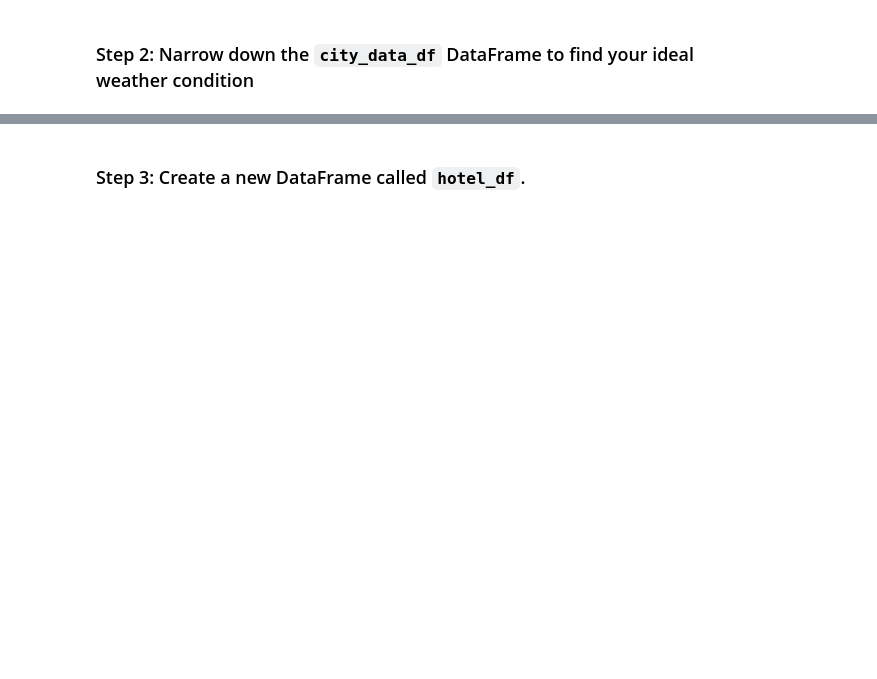
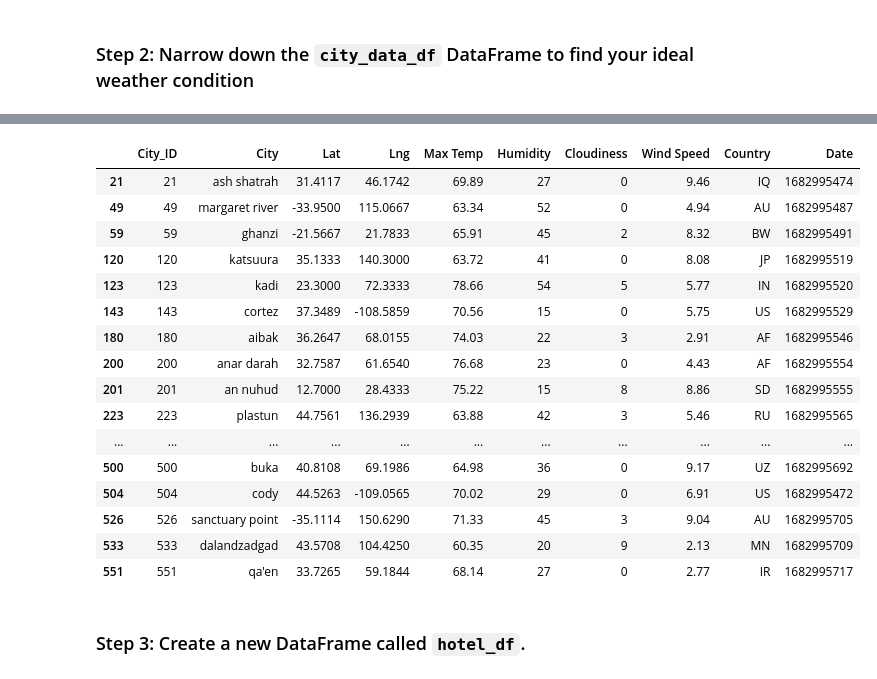
Before and after one commit to honorinekay/python-api-challenge, a Jupyter notebook: WeatherPy/VacationPy.ipynb, the cells around one changed output, grey strips where cells are left out. Cells and saved outputs as stored; diff of their text form; code cells hidden in the pictures; blank space fills up the shorter version.

```diff
--- a/WeatherPy/VacationPy.ipynb
+++ b/WeatherPy/VacationPy.ipynb
@@ -74,3 +64,33 @@ city_data_df.head()
+# %%
+# Narrow down cities that fit criteria and drop any results with null values
+# Narrow down the cities with wind speed less than 10 mph, cloudiness equal or below 10, max temp between 60 and 80 and humidity below 60%
+narrowed_city_df = city_data_df.loc[(city_data_df["Wind Speed"] <= 10) & (city_data_df["Cloudiness"] <= 10) & \
+                                   (city_data_df["Max Temp"] >= 60) & (city_data_df["Max Temp"] <= 80) & (city_data_df["Humidity"] < 60)].dropna()
+
+
+# Drop any rows with null values
+
+
+# Display sample data
+narrowed_city_df
+# %% [output]
+|  | City_ID | City | Lat | Lng | Max Temp | Humidity | Cloudiness | Wind Speed | Country | Date |
+| 21 | 21 | ash shatrah | 31.4117 | 46.1742 | 69.89 | 27 | 0 | 9.46 | IQ | 1682995474 |
+| 49 | 49 | margaret river | -33.9500 | 115.0667 | 63.34 | 52 | 0 | 4.94 | AU | 1682995487 |
+| 59 | 59 | ghanzi | -21.5667 | 21.7833 | 65.91 | 45 | 2 | 8.32 | BW | 1682995491 |
+| 120 | 120 | katsuura | 35.1333 | 140.3000 | 63.72 | 41 | 0 | 8.08 | JP | 1682995519 |
+| 123 | 123 | kadi | 23.3000 | 72.3333 | 78.66 | 54 | 5 | 5.77 | IN | 1682995520 |
+| 143 | 143 | cortez | 37.3489 | -108.5859 | 70.56 | 15 | 0 | 5.75 | US | 1682995529 |
+| 180 | 180 | aibak | 36.2647 | 68.0155 | 74.03 | 22 | 3 | 2.91 | AF | 1682995546 |
+| 200 | 200 | anar darah | 32.7587 | 61.6540 | 76.68 | 23 | 0 | 4.43 | AF | 1682995554 |
+| 201 | 201 | an nuhud | 12.7000 | 28.4333 | 75.22 | 15 | 8 | 8.86 | SD | 1682995555 |
+| 223 | 223 | plastun | 44.7561 | 136.2939 | 63.88 | 42 | 3 | 5.46 | RU | 1682995565 |
+| ... | ... | ... | ... | ... | ... | ... | ... | ... | ... | ... |
+| 500 | 500 | buka | 40.8108 | 69.1986 | 64.98 | 36 | 0 | 9.17 | UZ | 1682995692 |
+| 504 | 504 | cody | 44.5263 | -109.0565 | 70.02 | 29 | 0 | 6.91 | US | 1682995472 |
+| 526 | 526 | sanctuary point | -35.1114 | 150.6290 | 71.33 | 45 | 3 | 9.04 | AU | 1682995705 |
+| 533 | 533 | dalandzadgad | 43.5708 | 104.4250 | 60.35 | 20 | 9 | 2.13 | MN | 1682995709 |
+| 551 | 551 | qa'en | 33.7265 | 59.1844 | 68.14 | 27 | 0 | 2.77 | IR | 1682995717 |
 # %% [markdown]
 ### Step 3: Create a new DataFrame called `hotel_df`.
 # %%
```
Also changed, not shown: parts of 9 cells of this notebook, 13 other files.
